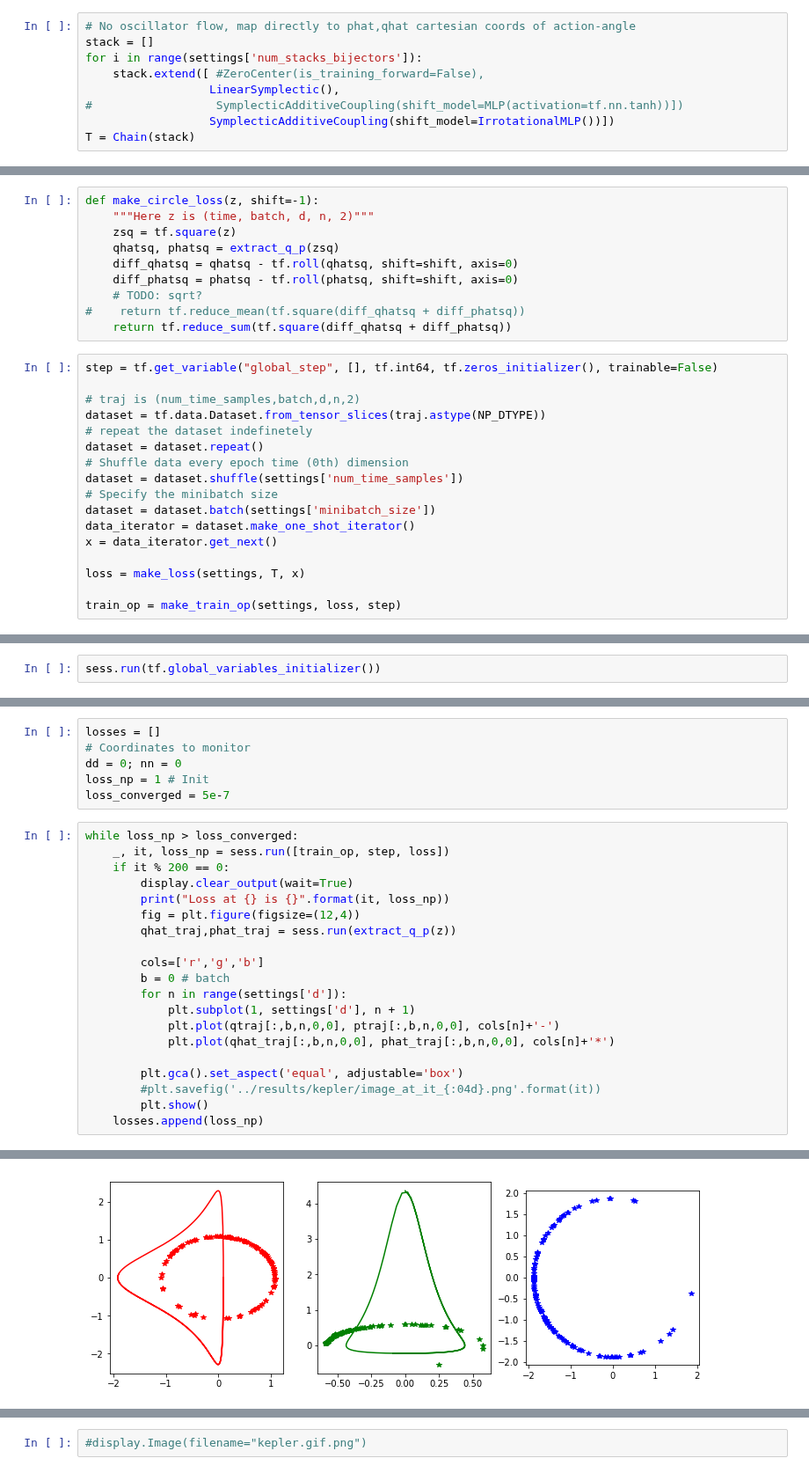
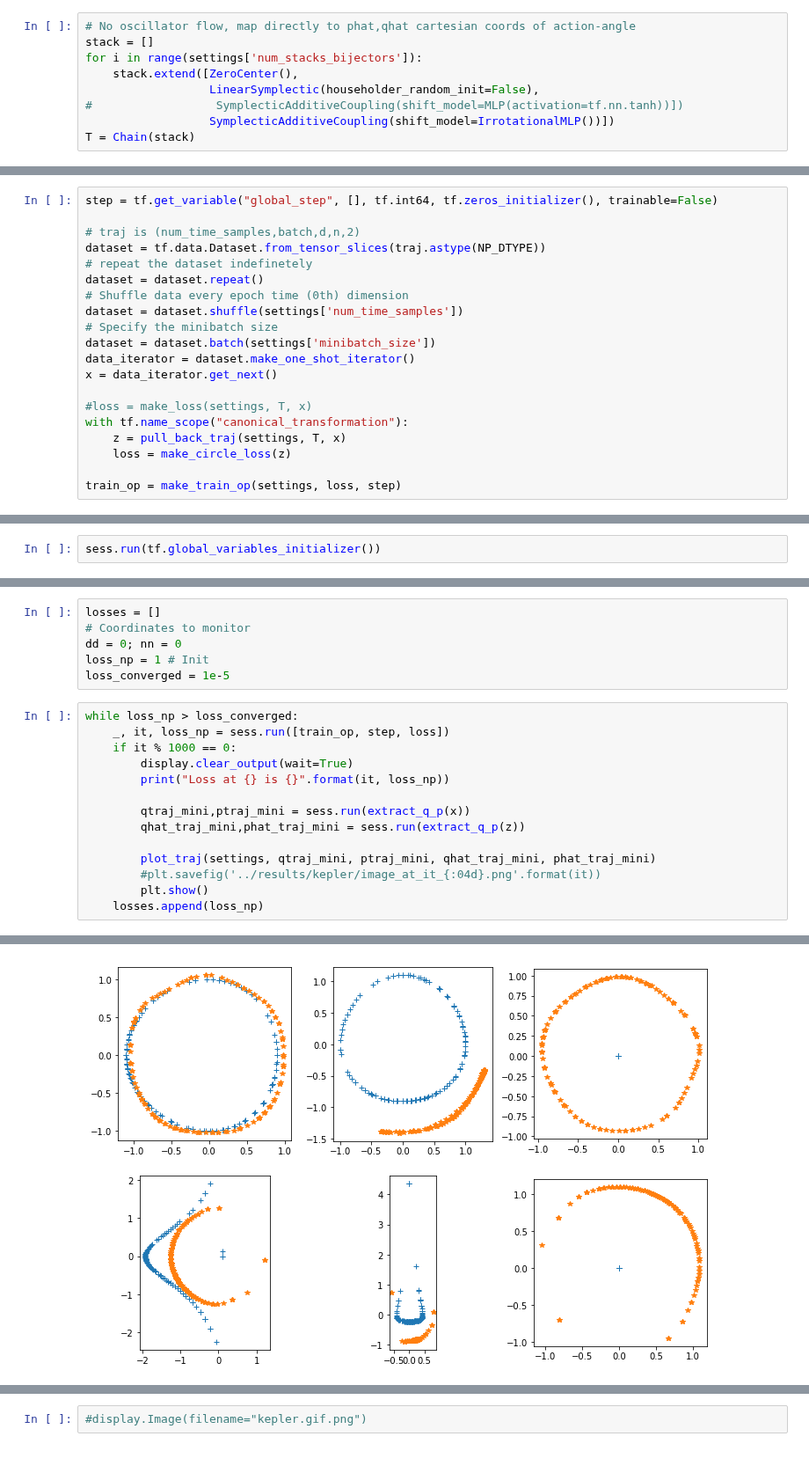
Before and after one commit to rbondesan/CanonicalFlows, a Jupyter notebook: notebooks/kepler-traj.ipynb, the cells around one changed output, grey strips where cells are left out. Shown at 88% size. Saved outputs shown, nothing was run; the diff lists cells and outputs as text.

```diff
--- a/notebooks/kepler-traj.ipynb
+++ b/notebooks/kepler-traj.ipynb
@@ -172,8 +155,8 @@ Define the model as sequence of a symplectic transformation T
 # No oscillator flow, map directly to phat,qhat cartesian coords of action-angle
 stack = []
 for i in range(settings['num_stacks_bijectors']):
-    stack.extend([ #ZeroCenter(is_training_forward=False),
-                  LinearSymplectic(),
+    stack.extend([ZeroCenter(),
+                  LinearSymplectic(householder_random_init=False),
 #                  SymplecticAdditiveCoupling(shift_model=MLP(activation=tf.nn.tanh))])
                   SymplecticAdditiveCoupling(shift_model=IrrotationalMLP())])
 T = Chain(stack)
@@ -185,16 +168,6 @@ $$
 $$
 # %% [markdown]
 In general, we have a batch of trajectories and we want to impose that transformed coordinates for each batch are on the circle.
-# %%
-def make_circle_loss(z, shift=-1):
-    """Here z is (time, batch, d, n, 2)"""
-    zsq = tf.square(z)
-    qhatsq, phatsq = extract_q_p(zsq)
-    diff_qhatsq = qhatsq - tf.roll(qhatsq, shift=shift, axis=0)
-    diff_phatsq = phatsq - tf.roll(phatsq, shift=shift, axis=0)
-    # TODO: sqrt?
-#    return tf.reduce_mean(tf.square(diff_qhatsq + diff_phatsq))
-    return tf.reduce_sum(tf.square(diff_qhatsq + diff_phatsq))
 # %%
 step = tf.get_variable("global_step", [], tf.int64, tf.zeros_initializer(), trainable=False)
 
@@ -209,7 +182,10 @@ dataset = dataset.batch(settings['minibatch_size'])
 data_iterator = dataset.make_one_shot_iterator()
 x = data_iterator.get_next()
 
-loss = make_loss(settings, T, x)
+#loss = make_loss(settings, T, x)
+with tf.name_scope("canonical_transformation"):
+    z = pull_back_traj(settings, T, x)
+    loss = make_circle_loss(z)
 
 train_op = make_train_op(settings, loss, step)
 # %% [markdown]
@@ -221,24 +202,18 @@ losses = []
 # Coordinates to monitor
 dd = 0; nn = 0
 loss_np = 1 # Init
-loss_converged = 5e-7
+loss_converged = 1e-5
 # %%
 while loss_np > loss_converged:
     _, it, loss_np = sess.run([train_op, step, loss])
-    if it % 200 == 0:
+    if it % 1000 == 0:
         display.clear_output(wait=True)
         print("Loss at {} is {}".format(it, loss_np))
-        fig = plt.figure(figsize=(12,4))
-        qhat_traj,phat_traj = sess.run(extract_q_p(z))
 
-        cols=['r','g','b']
-        b = 0 # batch
-        for n in range(settings['d']):
-            plt.subplot(1, settings['d'], n + 1)
-            plt.plot(qtraj[:,b,n,0,0], ptraj[:,b,n,0,0], cols[n]+'-')
-            plt.plot(qhat_traj[:,b,n,0,0], phat_traj[:,b,n,0,0], cols[n]+'*')
+        qtraj_mini,ptraj_mini = sess.run(extract_q_p(x))
+        qhat_traj_mini,phat_traj_mini = sess.run(extract_q_p(z))
 
-        plt.gca().set_aspect('equal', adjustable='box')
+        plot_traj(settings, qtraj_mini, ptraj_mini, qhat_traj_mini, phat_traj_mini)
         #plt.savefig('../results/kepler/image_at_it_{:04d}.png'.format(it))
         plt.show()
     losses.append(loss_np)
@@ -247,2 +222,2 @@ Loss at 25000 is 0.09025143086910248
-[figure, old version]
+[figure, new version]
 KeyboardInterrupt:
```
Also changed, not shown: parts of 26 cells of this notebook, 6 other files.
